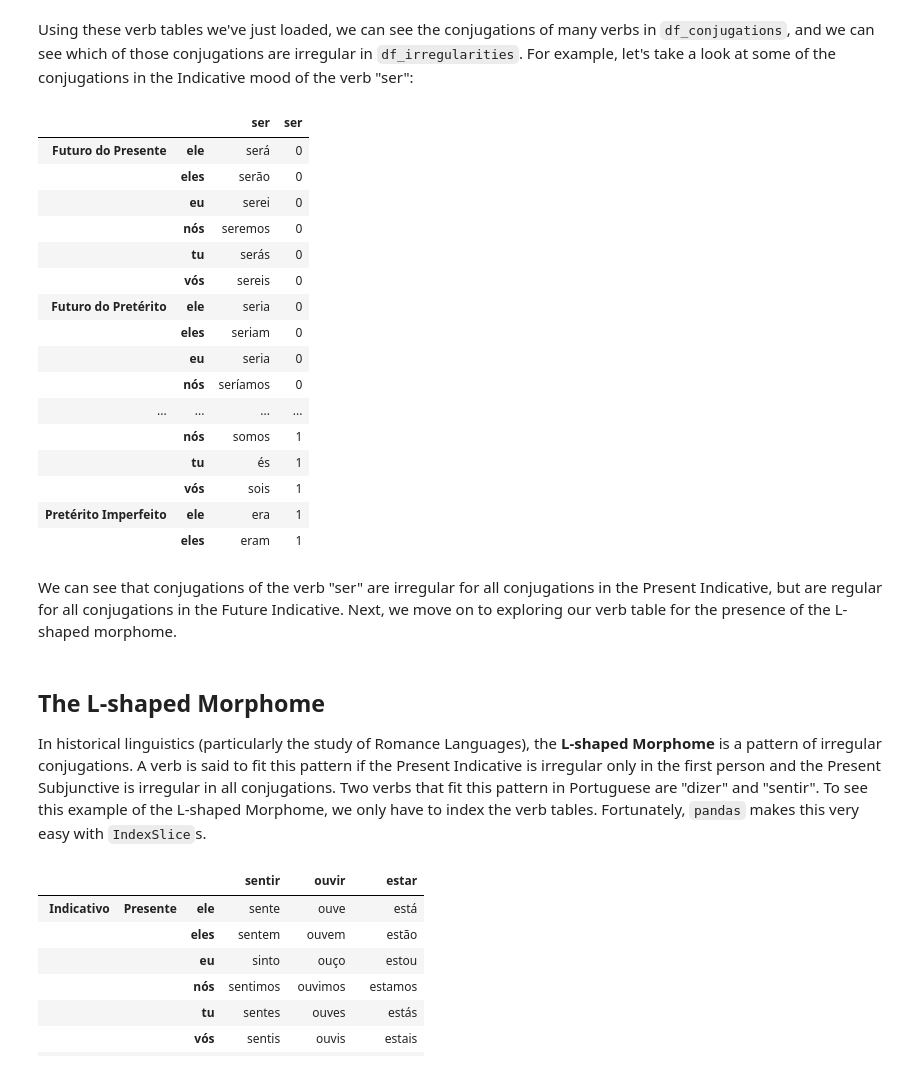
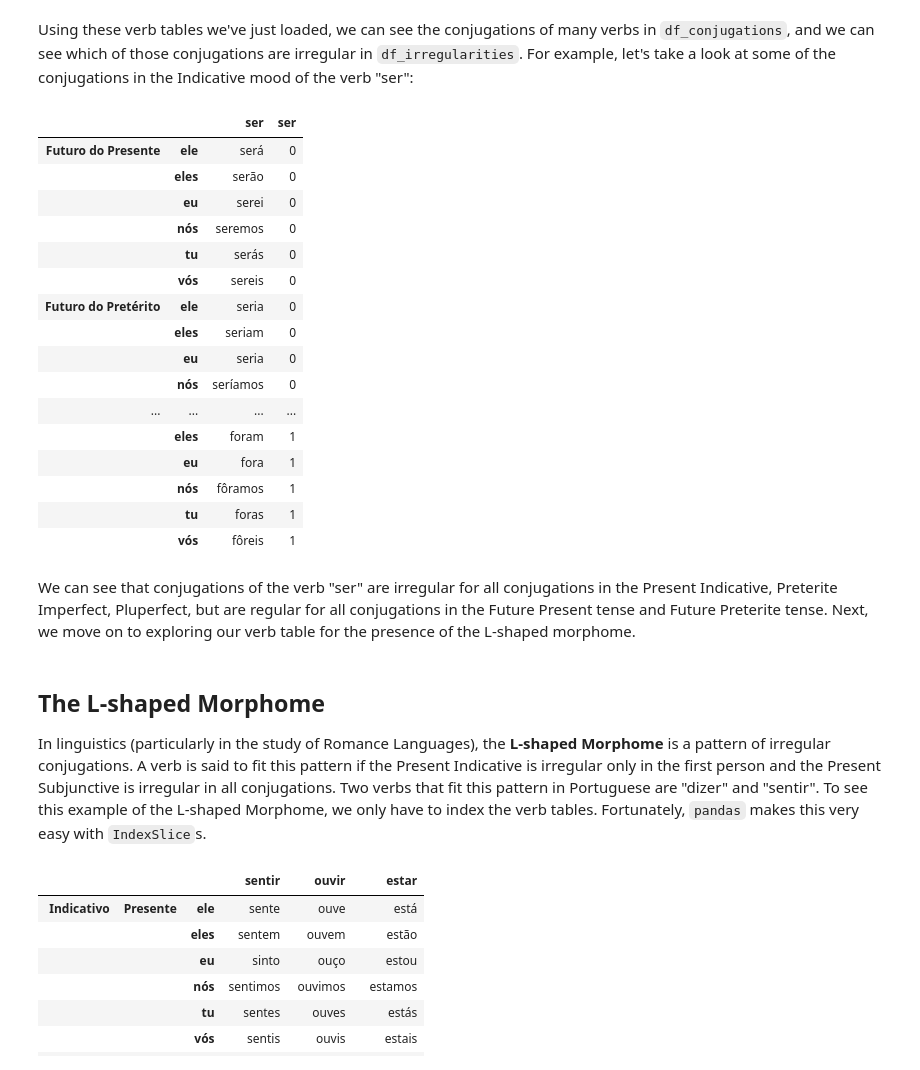
Before and after one commit to bfeif/pt-verb-explorer, a Jupyter notebook: Demo, L-shaped Morphome.ipynb, the cells around one changed output. Drawn from its saved outputs; the diff is of its cells as text; code cells hidden in the pictures.

```diff
--- a/Demo, L-shaped Morphome.ipynb
+++ b/Demo, L-shaped Morphome.ipynb
@@ -15,32 +17,33 @@ Using these verb tables we've just loaded, we can see the conjugations of many v
 # %%
 ser_indicative_conjugations = df_conjugations.loc['Indicativo', 'ser']
 ser_indicative_irregularities = df_irregularities.loc['Indicativo', 'ser']
 display_frame = pd.concat([ser_indicative_conjugations, ser_indicative_irregularities], axis=1)
-display_frame.head(20)
+display_frame.head(30)
 # %% [output]
 |  |  | ser | ser |
 | Futuro do Presente | ele | será | 0 |
 |  | eles | serão | 0 |
 |  | eu | serei | 0 |
 |  | nós | seremos | 0 |
 |  | tu | serás | 0 |
 |  | vós | sereis | 0 |
 | Futuro do Pretérito | ele | seria | 0 |
 |  | eles | seriam | 0 |
 |  | eu | seria | 0 |
 |  | nós | seríamos | 0 |
 | ... | ... | ... | ... |
-|  | nós | somos | 1 |
-|  | tu | és | 1 |
-|  | vós | sois | 1 |
-| Pretérito Imperfeito | ele | era | 1 |
-|  | eles | eram | 1 |
+|  | eles | foram | 1 |
+|  | eu | fora | 1 |
+|  | nós | fôramos | 1 |
+|  | tu | foras | 1 |
+|  | vós | fôreis | 1 |
 # %% [markdown]
-We can see that conjugations of the verb "ser" are irregular for all conjugations in the Present Indicative, but are regular for all conjugations in the Future Indicative.
+We can see that conjugations of the verb "ser" are irregular for all conjugations in the Present Indicative, Preterite Imperfect, Pluperfect, but are regular for all conjugations in the Future Present tense and Future Preterite tense.
 Next, we move on to exploring our verb table for the presence of the L-shaped morphome.
 # %% [markdown]
 ## The L-shaped Morphome
-In historical linguistics (particularly the study of Romance Languages), the **L-shaped Morphome** is a pattern of irregular conjugations. A verb is said to fit this pattern if the Present Indicative is irregular only in the first person and the Present Subjunctive is irregular in all conjugations. Two verbs that fit this pattern in Portuguese are "dizer" and "sentir". To see this example of the L-shaped Morphome, we only have to index the verb tables. Fortunately, `pandas` makes this very easy with `IndexSlice`s.
+In linguistics (particularly in the study of Romance Languages), the **L-shaped Morphome** is a pattern of irregular conjugations. A verb is said to fit this pattern if the Present Indicative is irregular only in the first person and the Present Subjunctive is irregular in all conjugations. Two verbs that fit this pattern in Portuguese are "dizer" and "sentir".
+To see this example of the L-shaped Morphome, we only have to index the verb tables. Fortunately, `pandas` makes this very easy with `IndexSlice`s.
 # %%
 L_morphome_finder = pd.IndexSlice[['Indicativo', 'Subjuntivo'], ['Presente'], :]
 df_conjugations[['sentir', 'ouvir', 'estar']].loc[L_morphome_finder]
```
Also changed, not shown: parts of 9 cells of this notebook, 1 other file.
